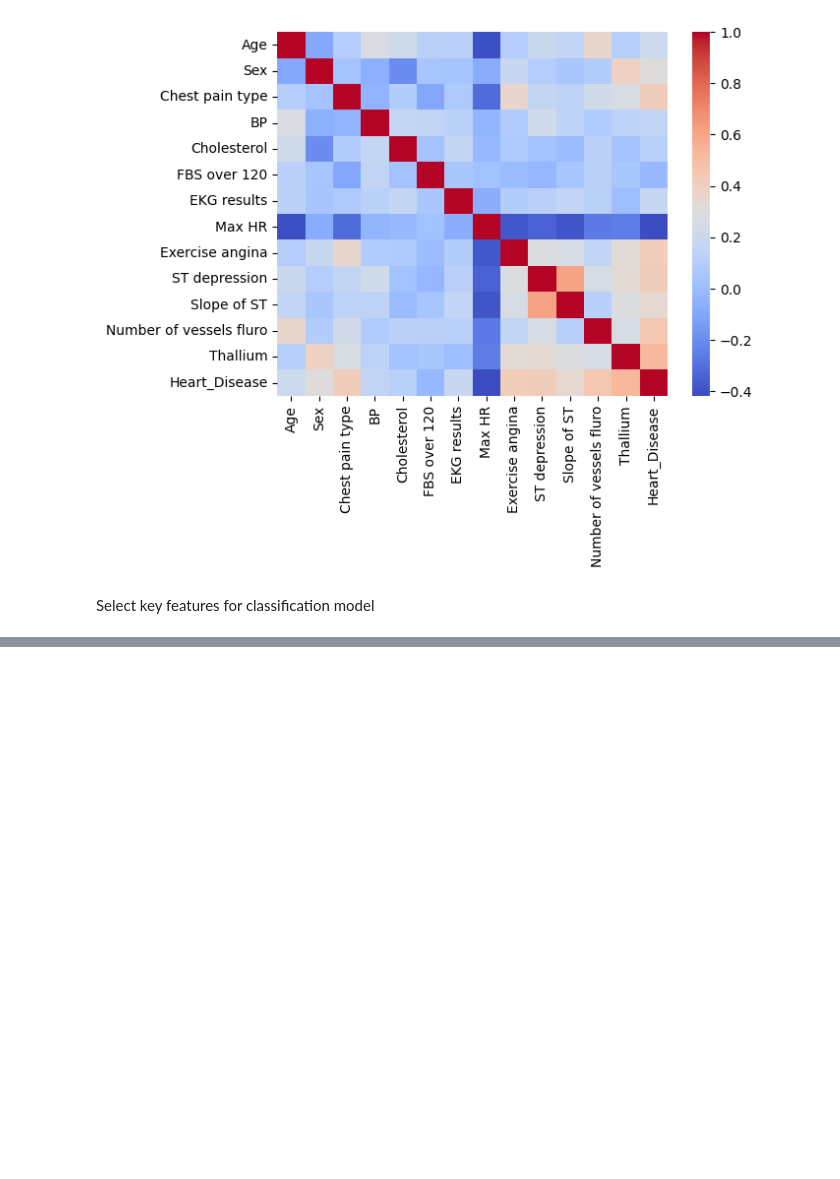
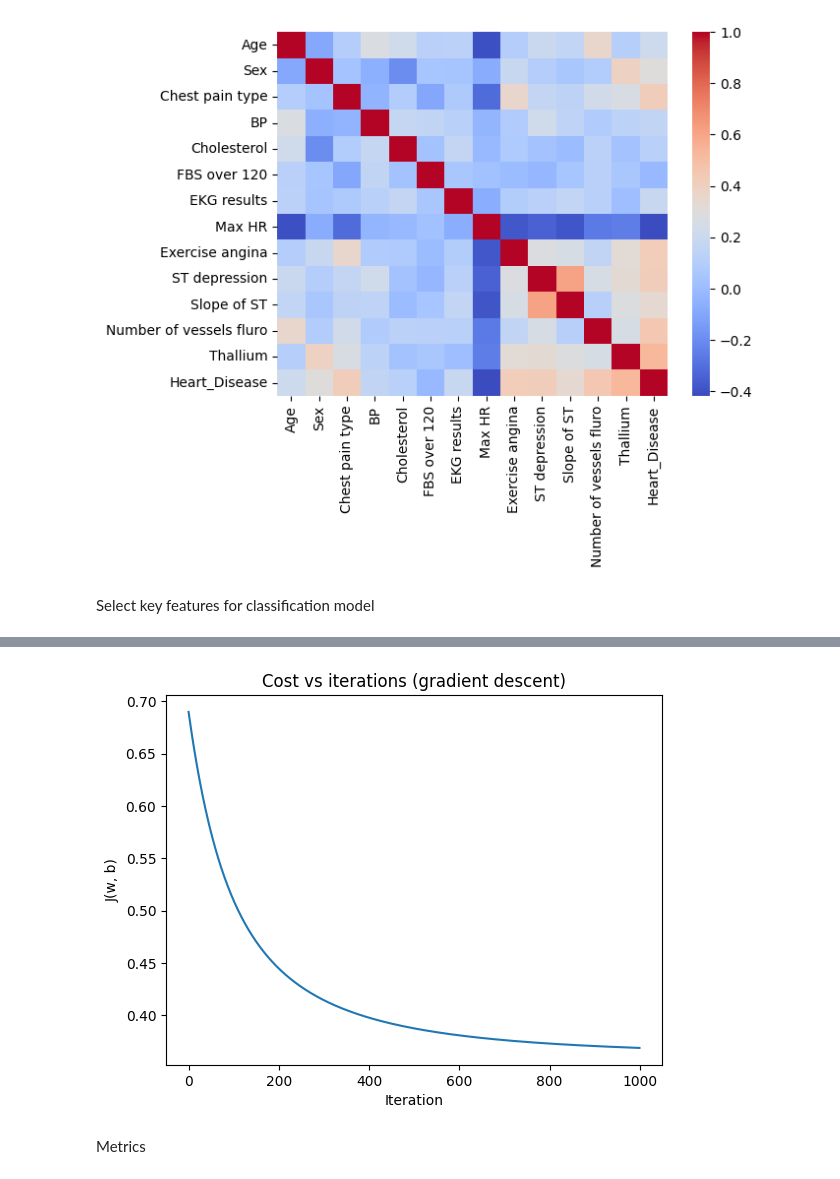
Before and after one commit to lisaforero/AREP, a Jupyter notebook: Classification/ClassificationAndLogisticRegression.ipynb, the cells around one changed output, grey strips where cells are left out. Drawn from its saved outputs; the diff is of its cells as text; code cells hidden in the pictures; blank space fills up the shorter version.

```diff
--- a/Classification/ClassificationAndLogisticRegression.ipynb
+++ b/Classification/ClassificationAndLogisticRegression.ipynb
@@ -120,6 +84,8 @@ train, test = df_cleaned[df_cleaned['is_train']==True], df_cleaned[df_cleaned['i
 Remove temporary split column
 # %%
 df_cleaned.drop(['is_train'], axis=1, inplace=True)
+train.drop(['is_train'], axis=1, inplace=True)
+test.drop(['is_train'], axis=1, inplace=True)
 
 print(f"Training samples: {len(train)}")
 print(f"Test samples:    {len(test)}")
@@ -152,0 +133,4 @@ y = df_cleaned["Heart_Disease"]
+# %%
+# Train set with the previously selected and normalized features
+X_linear = X
+y_linear = y
@@ -152,0 +199,32 @@ y = df_cleaned["Heart_Disease"]
+# %%
+def gradient_descent(X, y, w_init, b_init, alpha, num_iters, print_every=0):
+    """Run gradient descent to optimize w and b."""
+    w = w_init.copy()
+    b = b_init
+    J_history = []
+
+    for i in range(num_iters):
+        dj_dw, dj_db = compute_gradient(w, b, X, y)
+        w = w - alpha * dj_dw
+        b = b - alpha * dj_db
+        J = compute_cost(w, b, X, y)
+        J_history.append(J)
+
+        if print_every > 0 and (i % print_every == 0 or i == num_iters - 1):
+            print(f"Iteration {i:4d}: J(w, b) = {J:.4f}")
+
+    return w, b, J_history
+
+# Train on the linear dataset
+m_lin, n_lin = X_linear.shape
+w0 = np.zeros(n_lin)
+b0 = 0.0
+
+alpha = 0.01
+num_iters = 1000
+
+w_trained, b_trained, J_hist = gradient_descent(
+    X_linear, y_linear, w0, b0, alpha, num_iters, print_every=100
+)
+
+w_trained, b_trained
@@ -152,0 +246,11 @@ y = df_cleaned["Heart_Disease"]
+# %%
+plt.figure()
+plt.plot(J_hist)
+plt.title("Cost vs iterations (gradient descent)")
+plt.xlabel("Iteration")
+plt.ylabel("J(w, b)")
+plt.show()
+# %% [output]
+[figure, added]
+# %% [markdown]
+Metrics
```
Also changed, not shown: parts of 17 cells of this notebook.
